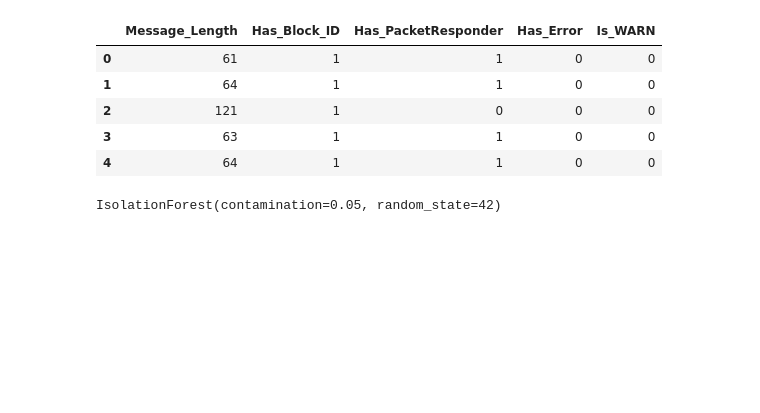
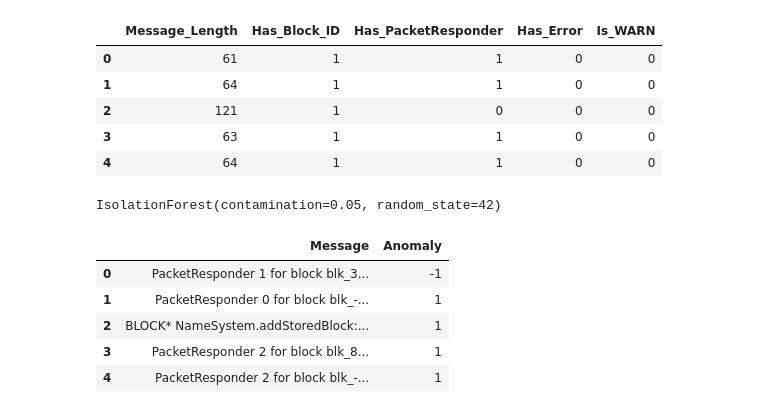
Before and after one commit to Jajitha2810/Explainable-Log-Anomaly-Detection, a Jupyter notebook: notebooks/04_isolation_forest.ipynb, the cells around one changed output. Drawn from its saved outputs; the diff is of its cells as text; code cells hidden in the pictures; blank space fills up the shorter version.

```diff
--- a/notebooks/04_isolation_forest.ipynb
+++ b/notebooks/04_isolation_forest.ipynb
@@ -50,3 +50,16 @@ model = IsolationForest(
 model.fit(X)
 # %% [output]
 IsolationForest(contamination=0.05, random_state=42)
+# %%
+# Predict anomalies
+
+df["Anomaly"] = model.predict(X)
+
+df[["Message", "Anomaly"]].head()
+# %% [output]
+|  | Message | Anomaly |
+| 0 | PacketResponder 1 for block blk_3... | -1 |
+| 1 | PacketResponder 0 for block blk_-... | 1 |
+| 2 | BLOCK* NameSystem.addStoredBlock:... | 1 |
+| 3 | PacketResponder 2 for block blk_8... | 1 |
+| 4 | PacketResponder 2 for block blk_-... | 1 |
```
Also changed, not shown: parts of 7 cells of this notebook, 1 other file.
